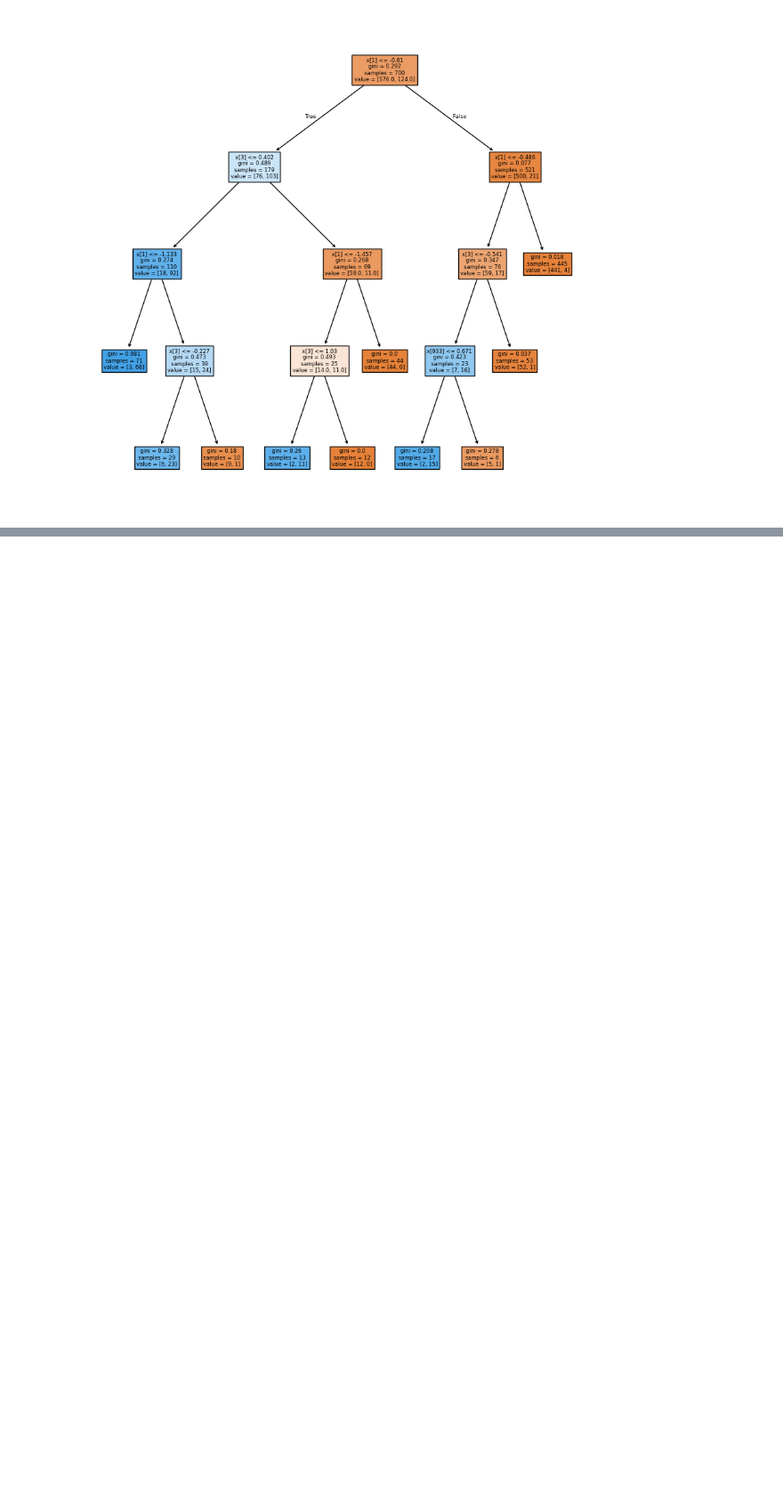
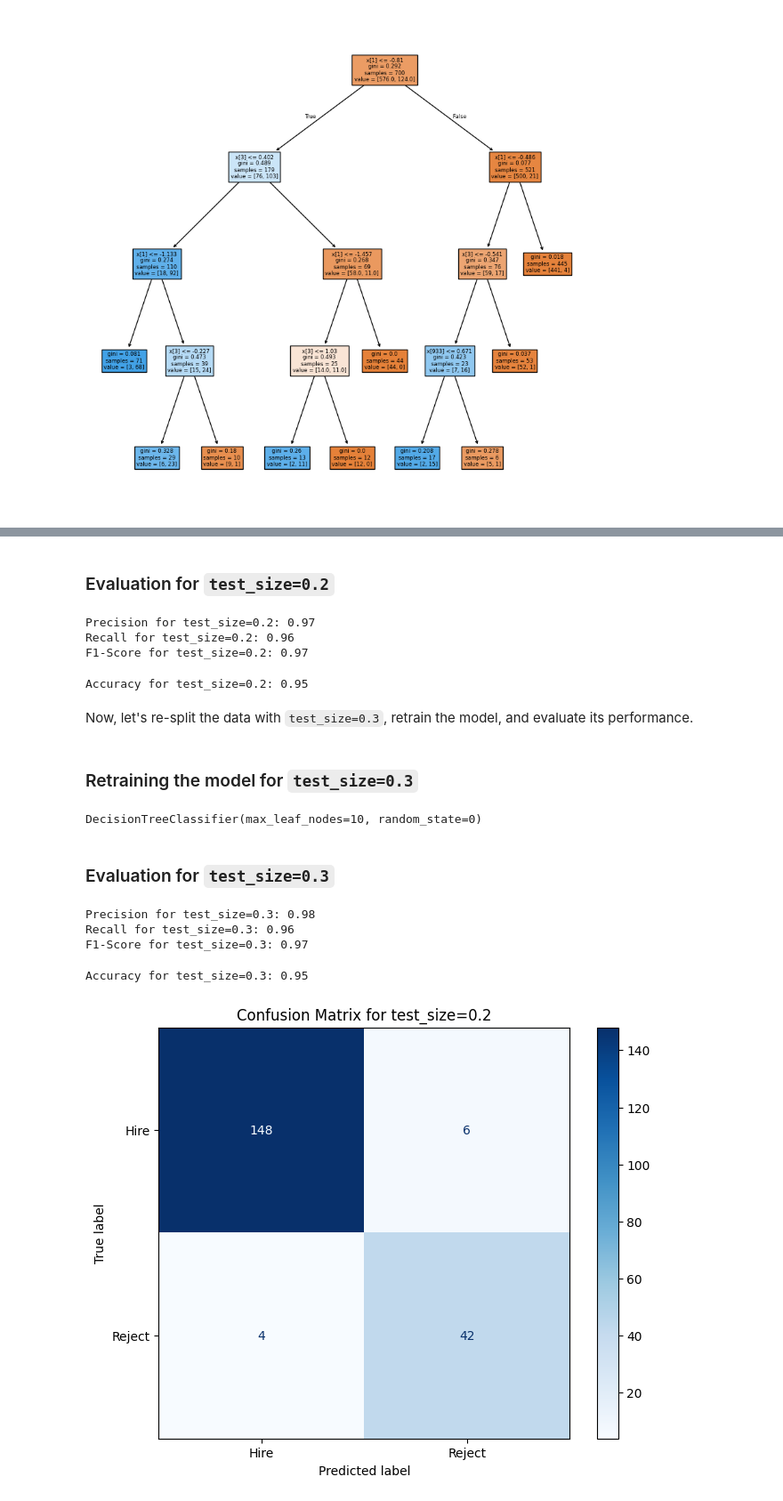
Before and after one commit to Krishna-Dhawangale/Resume-Screening-Machine-Learning-, a Jupyter notebook: Resume_Screening(Decision_Tree).ipynb, the cells around one changed output, grey strips where cells are left out. Shown at 89% size. Drawn from its saved outputs; the diff is of its cells as text; code cells hidden in the pictures; blank space fills up the shorter version.

```diff
--- a/Resume_Screening(Decision_Tree).ipynb
+++ b/Resume_Screening(Decision_Tree).ipynb
@@ -330,0 +460,28 @@ tree.plot_tree(recruiter_decision_classifier, filled=True)
+# %% [markdown]
+### Evaluation for `test_size=0.2`
+# %%
+from sklearn.metrics import precision_score, recall_score, f1_score
+
+Y_pred_0_2 = recruiter_decision_classifier.predict(X_test)
+
+precision_0_2 = precision_score(Y_test, Y_pred_0_2, pos_label='Hire')
+recall_0_2 = recall_score(Y_test, Y_pred_0_2, pos_label='Hire')
+f1_0_2 = f1_score(Y_test, Y_pred_0_2, pos_label='Hire')
+
+print(f"Precision for test_size=0.2: {precision_0_2:.2f}")
+print(f"Recall for test_size=0.2: {recall_0_2:.2f}")
+print(f"F1-Score for test_size=0.2: {f1_0_2:.2f}")
+# %% [output]
+Precision for test_size=0.2: 0.97
+Recall for test_size=0.2: 0.96
+F1-Score for test_size=0.2: 0.97
+# %%
+from sklearn.metrics import accuracy_score
+
+# Accuracy for test_size=0.2
+accuracy_0_2 = accuracy_score(Y_test, Y_pred_0_2)
+print(f"Accuracy for test_size=0.2: {accuracy_0_2:.2f}")
+# %% [output]
+Accuracy for test_size=0.2: 0.95
+# %% [markdown]
+Now, let's re-split the data with `test_size=0.3`, retrain the model, and evaluate its performance.
@@ -330,0 +522,49 @@ tree.plot_tree(recruiter_decision_classifier, filled=True)
+# %% [markdown]
+### Retraining the model for `test_size=0.3`
+# %%
+from sklearn.tree import DecisionTreeClassifier
+
+recruiter_decision_classifier_0_3 = DecisionTreeClassifier(max_leaf_nodes=10, random_state=0)
+recruiter_decision_classifier_0_3.fit(X_train_0_3, Y_train_0_3)
+# %% [output]
+DecisionTreeClassifier(max_leaf_nodes=10, random_state=0)
+# %% [markdown]
+### Evaluation for `test_size=0.3`
+# %%
+from sklearn.metrics import precision_score, recall_score, f1_score
+
+Y_pred_0_3 = recruiter_decision_classifier_0_3.predict(X_test_0_3)
+
+precision_0_3 = precision_score(Y_test_0_3, Y_pred_0_3, pos_label='Hire')
+recall_0_3 = recall_score(Y_test_0_3, Y_pred_0_3, pos_label='Hire')
+f1_0_3 = f1_score(Y_test_0_3, Y_pred_0_3, pos_label='Hire')
+
+print(f"Precision for test_size=0.3: {precision_0_3:.2f}")
+print(f"Recall for test_size=0.3: {recall_0_3:.2f}")
+print(f"F1-Score for test_size=0.3: {f1_0_3:.2f}")
+# %% [output]
+Precision for test_size=0.3: 0.98
+Recall for test_size=0.3: 0.96
+F1-Score for test_size=0.3: 0.97
+# %%
+from sklearn.metrics import accuracy_score
+
+# Accuracy for test_size=0.3
+accuracy_0_3 = accuracy_score(Y_test_0_3, Y_pred_0_3)
+print(f"Accuracy for test_size=0.3: {accuracy_0_3:.2f}")
+# %% [output]
+Accuracy for test_size=0.3: 0.95
+# %%
+import matplotlib.pyplot as plt
+from sklearn.metrics import confusion_matrix, ConfusionMatrixDisplay
+
+# Confusion Matrix for test_size=0.2
+cm_0_2 = confusion_matrix(Y_test, Y_pred_0_2, labels=recruiter_decision_classifier.classes_)
+disp_0_2 = ConfusionMatrixDisplay(confusion_matrix=cm_0_2, display_labels=recruiter_decision_classifier.classes_)
+
+fig_0_2, ax_0_2 = plt.subplots(figsize=(8, 6))
+disp_0_2.plot(ax=ax_0_2, cmap=plt.cm.Blues)
+ax_0_2.set_title('Confusion Matrix for test_size=0.2')
+plt.show()
+# %% [output]
+[figure, added]
```
Also changed, not shown: parts of 11 cells of this notebook.
